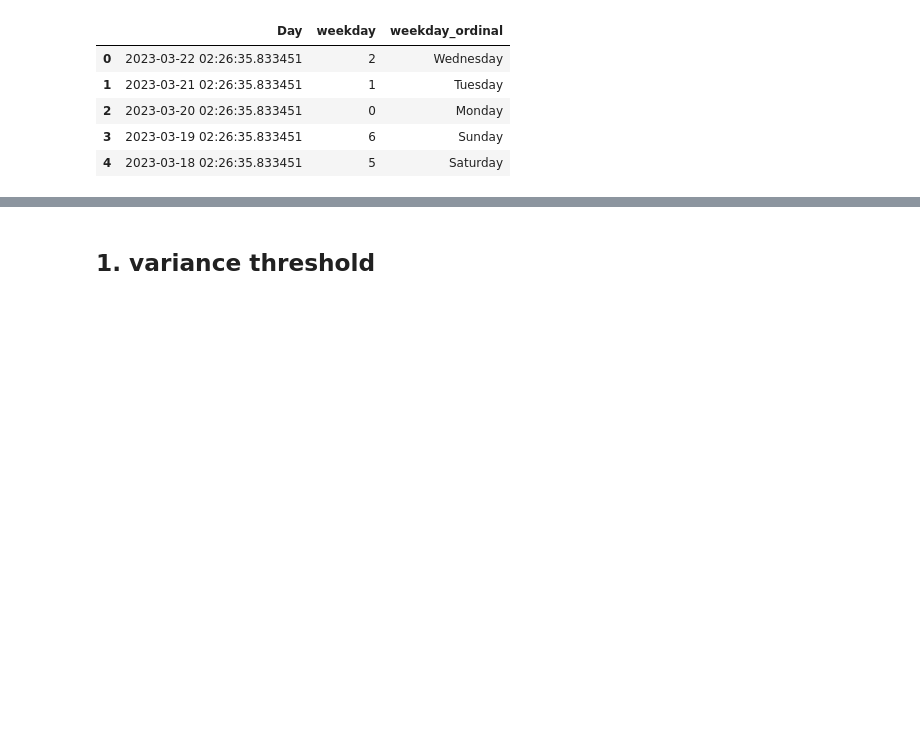
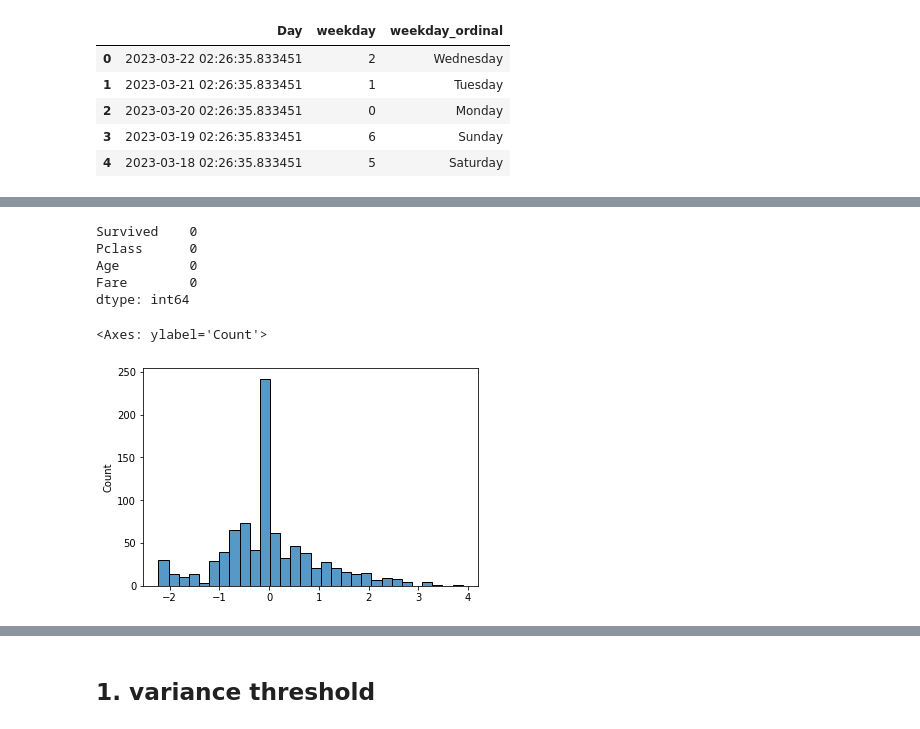
Before and after one commit to bele99/Data-Science-Project, a Jupyter notebook: Feature_Selection.ipynb, the cells around one changed output, grey strips where cells are left out. Cells and saved outputs as stored; diff of their text form; code cells hidden in the pictures; blank space fills up the shorter version.

Commit message:
Transformation of Features

```diff
--- a/Feature_Selection.ipynb
+++ b/Feature_Selection.ipynb
@@ -531,0 +658,4 @@ data.head()
+# %%
+import pandas as pd
+df=pd.read_csv('titanic.csv', usecols=['Pclass','Age','Fare','Survived'])
+df.head()
@@ -531,0 +669,9 @@ data.head()
+# %%
+df['Age'].fillna(df.Age.median(),inplace=True)
+df.isnull().sum()
+# %% [output]
+Survived    0
+Pclass      0
+Age         0
+Fare        0
+dtype: int64
@@ -531,0 +681,10 @@ data.head()
+# %%
+scaler=StandardScaler()
+### fit vs fit_transform
+df_scaled=scaler.fit_transform(df)
+# %%
+# 0: Survived, 1: Pclass, 2: Age, 3:Fare
+sns.histplot(df_scaled[:,2], bins=30)
+# %% [output]
+<Axes: ylabel='Count'>
+[figure, added]
```
Also changed, not shown: parts of 42 cells of this notebook.
